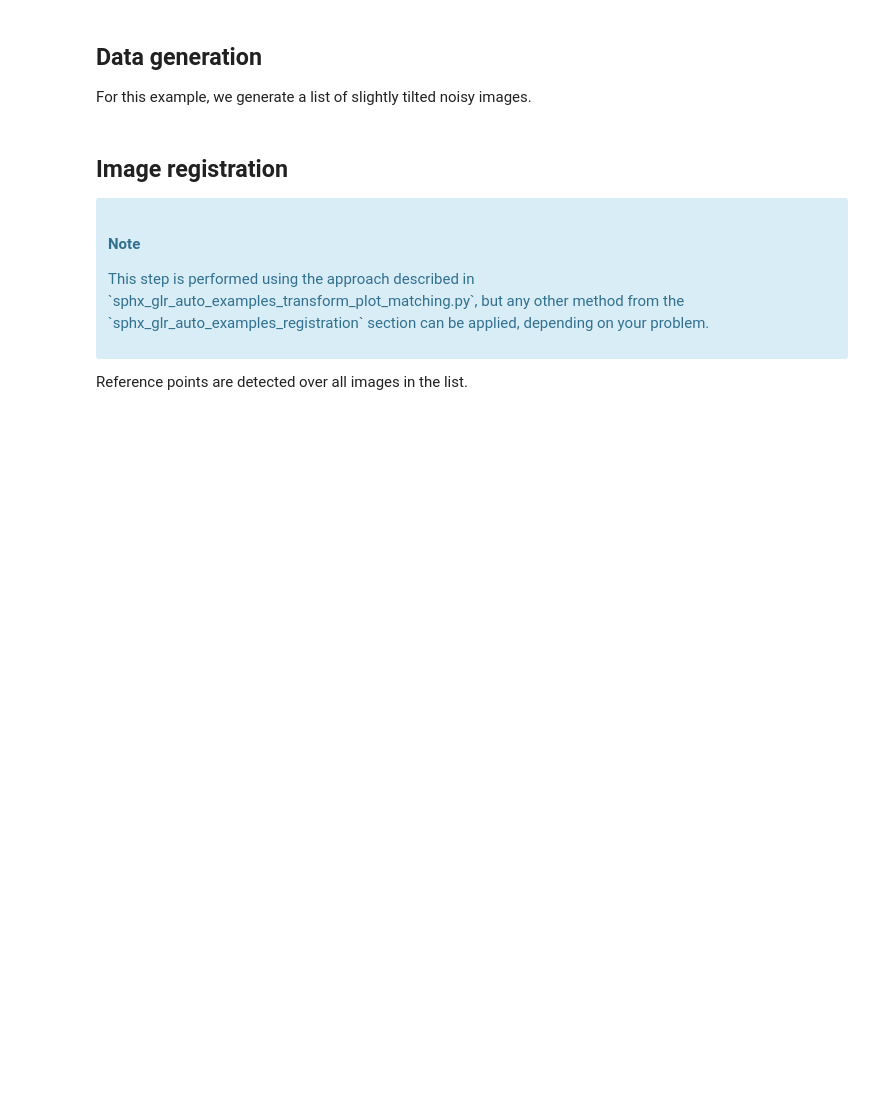
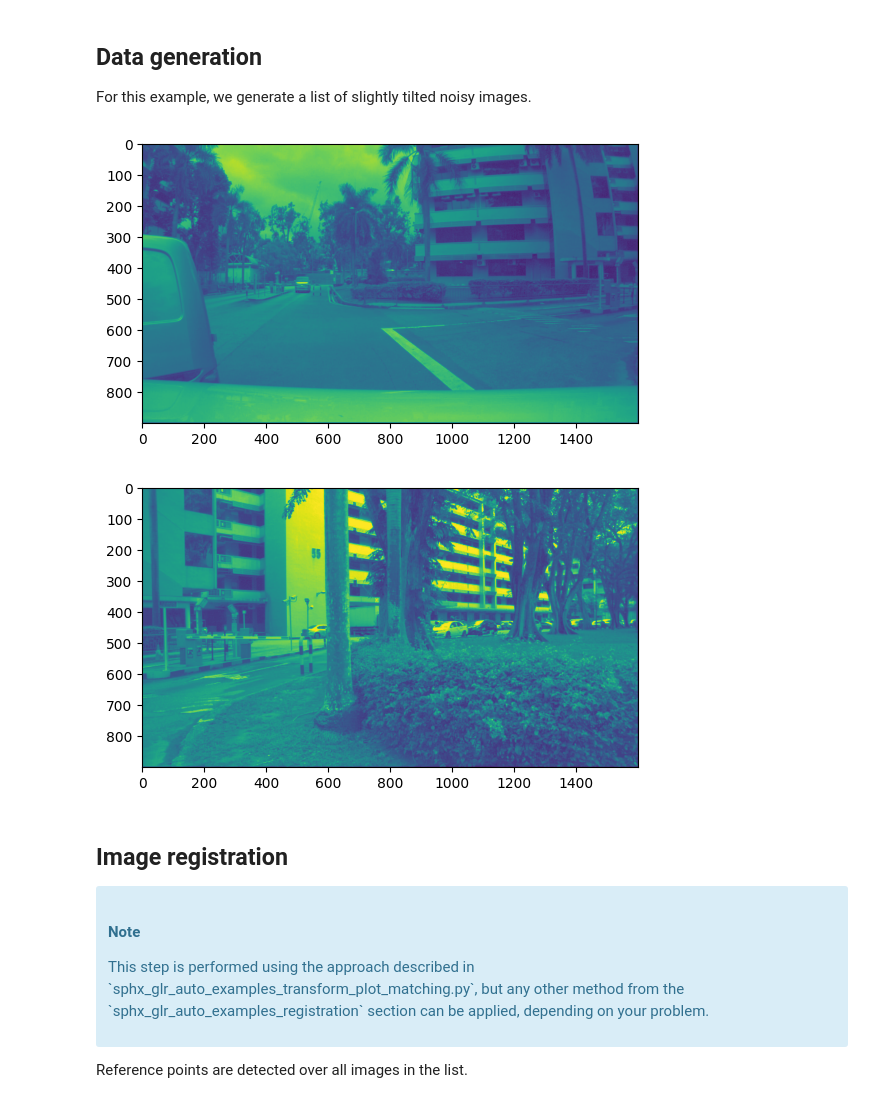
Before and after one commit to wuyasan/CVFinalProject, a Jupyter notebook: notebooks/plot_stitching.ipynb, the cells around one changed output. Saved outputs shown, nothing was run; the diff lists cells and outputs as text; code cells hidden in the pictures; blank space fills up the shorter version.

```diff
--- a/notebooks/plot_stitching.ipynb
+++ b/notebooks/plot_stitching.ipynb
@@ -57,24 +58,31 @@ def match_locations(img0, img1, coords0, coords1, radius=5, sigma=3):
 ## Data generation
 
 For this example, we generate a list of slightly tilted noisy images.
-# %%
-img = data.moon()
-
-angle_list = [0, 5, 6, -2, 3, -4]
-center_list = [(0, 0), (10, 10), (5, 12), (11, 21), (21, 17), (43, 15)]
-
-img_list = [
-    transform.rotate(img, angle=a, center=c)[40:240, 50:350]
-    for a, c in zip(angle_list, center_list)
-]
-ref_img = img_list[0].copy()
-
-img_list = [
-    util.random_noise(filters.gaussian(im, sigma=1.1), var=5e-4, rng=seed)
-    for seed, im in enumerate(img_list)
-]
-
-psnr_ref = metrics.peak_signal_noise_ratio(ref_img, img_list[0])
+# %%
+image1 = io.imread('../data/NUsample/n003-2018-01-02-11-48-43+0800__CAM_BACK__1514864956159109.jpg')
+image2 = io.imread('../data/NUsample/n003-2018-01-02-11-48-43+0800__CAM_BACK_LEFT__1514864956197197.jpg')
+image3 = io.imread('../data/NUsample/n003-2018-01-02-11-48-43+0800__CAM_FRONT_LEFT__1514864956138205.jpg')
+image4 = io.imread('../data/NUsample/n003-2018-01-02-11-48-43+0800__CAM_FRONT__1514864956220368.jpg')
+image5 = io.imread("../data/NUsample/n003-2018-01-02-11-48-43+0800__CAM_FRONT_RIGHT__1514864966493989.jpg")
+image6 = io.imread("../data/NUsample/n003-2018-01-02-11-48-43+0800__CAM_BACK_RIGHT__1514864936124954.jpg")
+
+image1 = rgb2gray(image1)
+image2 = rgb2gray(image2)
+image3 = rgb2gray(image3)
+image4 = rgb2gray(image4)
+image5 = rgb2gray(image5)
+image6 = rgb2gray(image6)
+
+img_list = [image1, image2]
+
+ref_img = img_list[0].copy()
+# %%
+for img in img_list:
+    plt.imshow(img)
+    plt.show()
+# %% [output]
+[figure, added]
+[figure, added]
 # %% [markdown]
 ## Image registration
 
```
Also changed, not shown: parts of 6 cells of this notebook, 3 other files.
